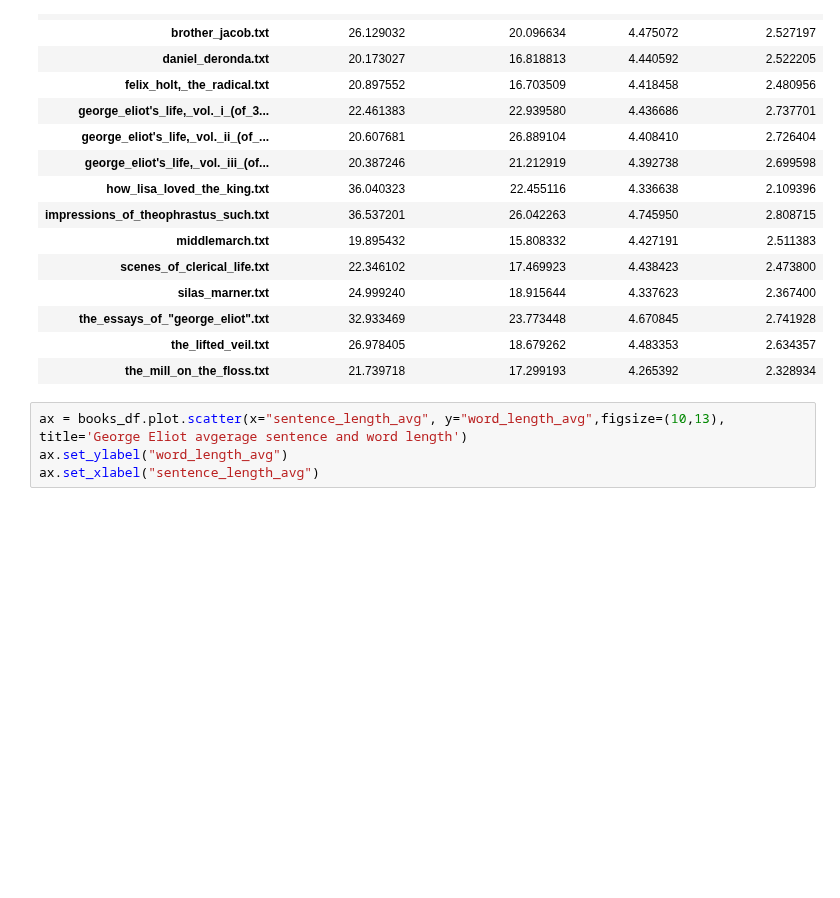
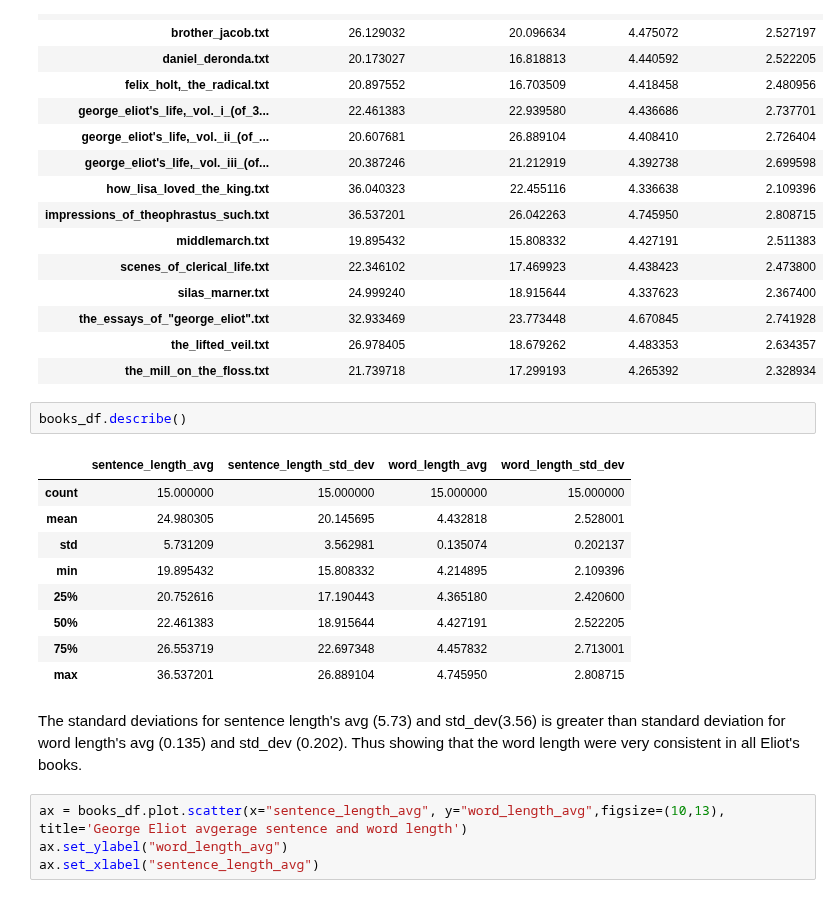
Before and after one commit to clararichter/authorship-identification, a Jupyter notebook: feature_extraction.ipynb, the cells around one changed output. Drawn from its saved outputs; the diff is of its cells as text; blank space fills up the shorter version.

```diff
--- a/pre-processing_notebook.ipynb
+++ b/feature_extraction.ipynb
@@ -220,6 +210,20 @@ books_df
 | the_essays_of_"george_eliot".txt | 32.933469 | 23.773448 | 4.670845 | 2.741928 |
 | the_lifted_veil.txt | 26.978405 | 18.679262 | 4.483353 | 2.634357 |
 | the_mill_on_the_floss.txt | 21.739718 | 17.299193 | 4.265392 | 2.328934 |
+# %%
+books_df.describe()
+# %% [output]
+|  | sentence_length_avg | sentence_length_std_dev | word_length_avg | word_length_std_dev |
+| count | 15.000000 | 15.000000 | 15.000000 | 15.000000 |
+| mean | 24.980305 | 20.145695 | 4.432818 | 2.528001 |
+| std | 5.731209 | 3.562981 | 0.135074 | 0.202137 |
+| min | 19.895432 | 15.808332 | 4.214895 | 2.109396 |
+| 25% | 20.752616 | 17.190443 | 4.365180 | 2.420600 |
+| 50% | 22.461383 | 18.915644 | 4.427191 | 2.522205 |
+| 75% | 26.553719 | 22.697348 | 4.457832 | 2.713001 |
+| max | 36.537201 | 26.889104 | 4.745950 | 2.808715 |
+# %% [markdown]
+The standard deviations for sentence length's avg (5.73) and std_dev(3.56) is greater than standard deviation for word length's avg (0.135) and std_dev (0.202). Thus showing that the word length were very consistent in all Eliot's books.
 # %%
 ax = books_df.plot.scatter(x="sentence_length_avg", y="word_length_avg",figsize=(10,13), title='George Eliot avgerage sentence and word length')
 ax.set_ylabel("word_length_avg")
```
Also changed, not shown: parts of 23 cells of this notebook, 3 other files.
